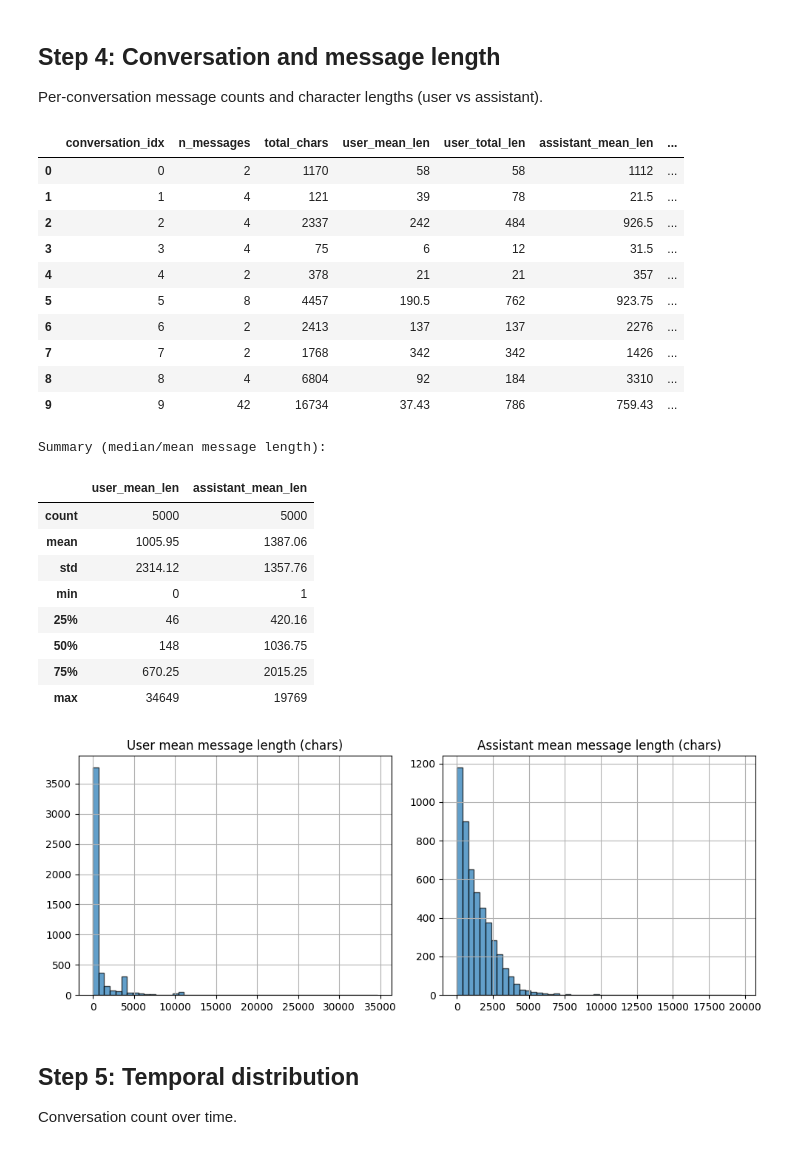
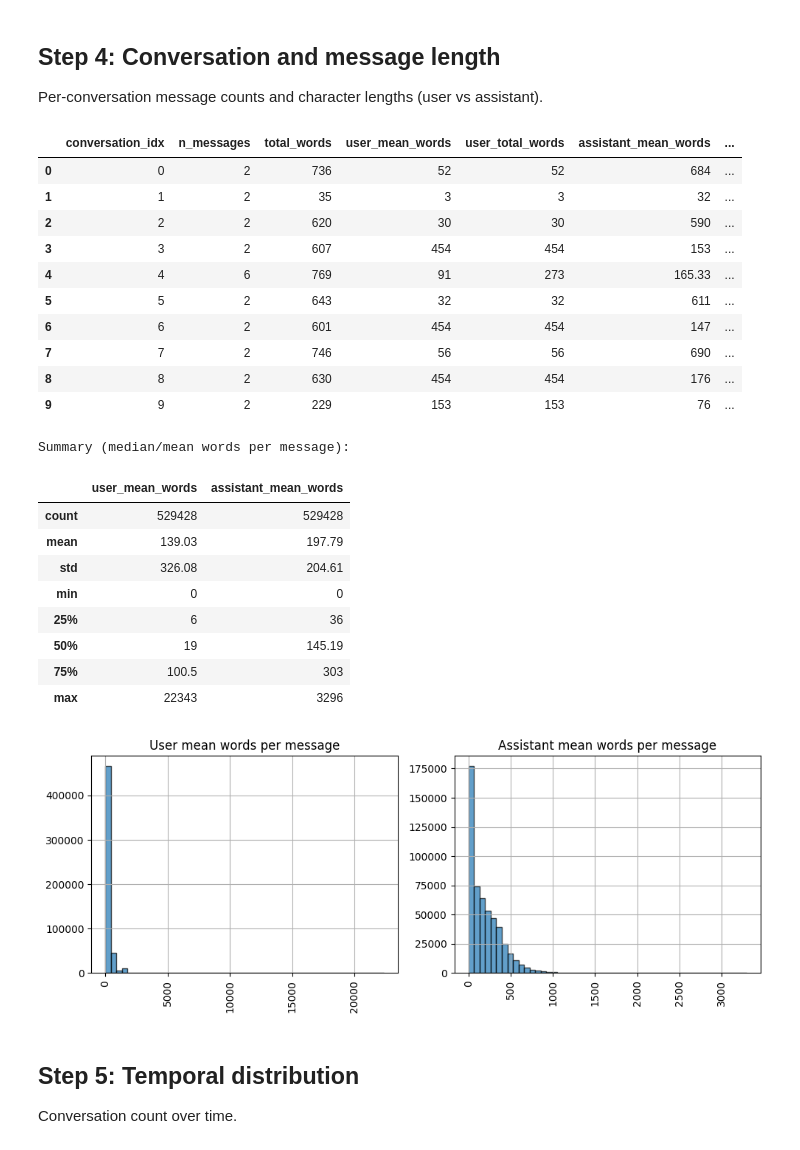
Before and after one commit to lonelysun1990/wild_chat, a Jupyter notebook: explore.ipynb, the cells around one changed output. Drawn from its saved outputs; the diff is of its cells as text; code cells hidden in the pictures.

```diff
--- a/explore.ipynb
+++ b/explore.ipynb
@@ -5,8 +5,8 @@ Exploratory data analysis of the [WildChat](https://huggingface.co/datasets/alle
 Mid-stage tables are saved under `eda_output/` (not under `data/`). Set `LOAD_FROM_SAVED = True` to load from disk instead of recomputing.
 # %%
 # Configuration (edit and run first)
-SAMPLE_N = 5000          # exact number of conversations; set to None to use SAMPLE_PCT
-SAMPLE_PCT = None        # e.g. 0.01 for 1%; used only when SAMPLE_N is None
+SAMPLE_N = None          # exact number of conversations; None = use full dataset (with SAMPLE_PCT=None)
+SAMPLE_PCT = None        # e.g. 0.01 for 1%; used only when SAMPLE_N is None. Both None = full dataset
 LOAD_FROM_SAVED = False  # if True, load step tables from eda_output/ instead of recomputing
 EDA_OUTPUT_DIR = "eda_output"  # do not use data/ for these outputs
 RANDOM_SEED = 42
@@ -158,37 +165,39 @@ display(step4_df.head(10).style.format({"user_mean_words": _fmt, "assistant_mean
 print("Summary (median/mean words per message):")
 display(step4_df[["user_mean_words", "assistant_mean_words"]].describe().style.format(_fmt))
 # %% [output]
-|  | conversation_idx | n_messages | total_chars | user_mean_len | user_total_len | assistant_mean_len | ... |
-| 0 | 0 | 2 | 1170 | 58 | 58 | 1112 | ... |
-| 1 | 1 | 4 | 121 | 39 | 78 | 21.5 | ... |
-| 2 | 2 | 4 | 2337 | 242 | 484 | 926.5 | ... |
-| 3 | 3 | 4 | 75 | 6 | 12 | 31.5 | ... |
-| 4 | 4 | 2 | 378 | 21 | 21 | 357 | ... |
-| 5 | 5 | 8 | 4457 | 190.5 | 762 | 923.75 | ... |
-| 6 | 6 | 2 | 2413 | 137 | 137 | 2276 | ... |
-| 7 | 7 | 2 | 1768 | 342 | 342 | 1426 | ... |
-| 8 | 8 | 4 | 6804 | 92 | 184 | 3310 | ... |
-| 9 | 9 | 42 | 16734 | 37.43 | 786 | 759.43 | ... |
+|  | conversation_idx | n_messages | total_words | user_mean_words | user_total_words | assistant_mean_words | ... |
+| 0 | 0 | 2 | 736 | 52 | 52 | 684 | ... |
+| 1 | 1 | 2 | 35 | 3 | 3 | 32 | ... |
+| 2 | 2 | 2 | 620 | 30 | 30 | 590 | ... |
+| 3 | 3 | 2 | 607 | 454 | 454 | 153 | ... |
+| 4 | 4 | 6 | 769 | 91 | 273 | 165.33 | ... |
+| 5 | 5 | 2 | 643 | 32 | 32 | 611 | ... |
+| 6 | 6 | 2 | 601 | 454 | 454 | 147 | ... |
+| 7 | 7 | 2 | 746 | 56 | 56 | 690 | ... |
+| 8 | 8 | 2 | 630 | 454 | 454 | 176 | ... |
+| 9 | 9 | 2 | 229 | 153 | 153 | 76 | ... |
-Summary (median/mean message length):
+Summary (median/mean words per message):
-|  | user_mean_len | assistant_mean_len |
-| count | 5000 | 5000 |
-| mean | 1005.95 | 1387.06 |
-| std | 2314.12 | 1357.76 |
-| min | 0 | 1 |
-| 25% | 46 | 420.16 |
-| 50% | 148 | 1036.75 |
-| 75% | 670.25 | 2015.25 |
-| max | 34649 | 19769 |
+|  | user_mean_words | assistant_mean_words |
+| count | 529428 | 529428 |
+| mean | 139.03 | 197.79 |
+| std | 326.08 | 204.61 |
+| min | 0 | 0 |
+| 25% | 6 | 36 |
+| 50% | 19 | 145.19 |
+| 75% | 100.5 | 303 |
+| max | 22343 | 3296 |
 # %%
 fig, (ax1, ax2) = plt.subplots(1, 2, figsize=(10, 4))
 step4_df["user_mean_words"].hist(ax=ax1, bins=50, edgecolor="black", alpha=0.7)
 ax1.set_title("User mean words per message")
+ax1.tick_params(axis="x", rotation=90)
 step4_df["assistant_mean_words"].hist(ax=ax2, bins=50, edgecolor="black", alpha=0.7)
 ax2.set_title("Assistant mean words per message")
+ax2.tick_params(axis="x", rotation=90)
 plt.tight_layout()
 plt.show()
 # %% [output]
-[figure, old version]
+[figure, new version]
 # %% [markdown]
 ## Step 5: Temporal distribution
 
```
Also changed, not shown: parts of 13 cells of this notebook, 34 other files.
